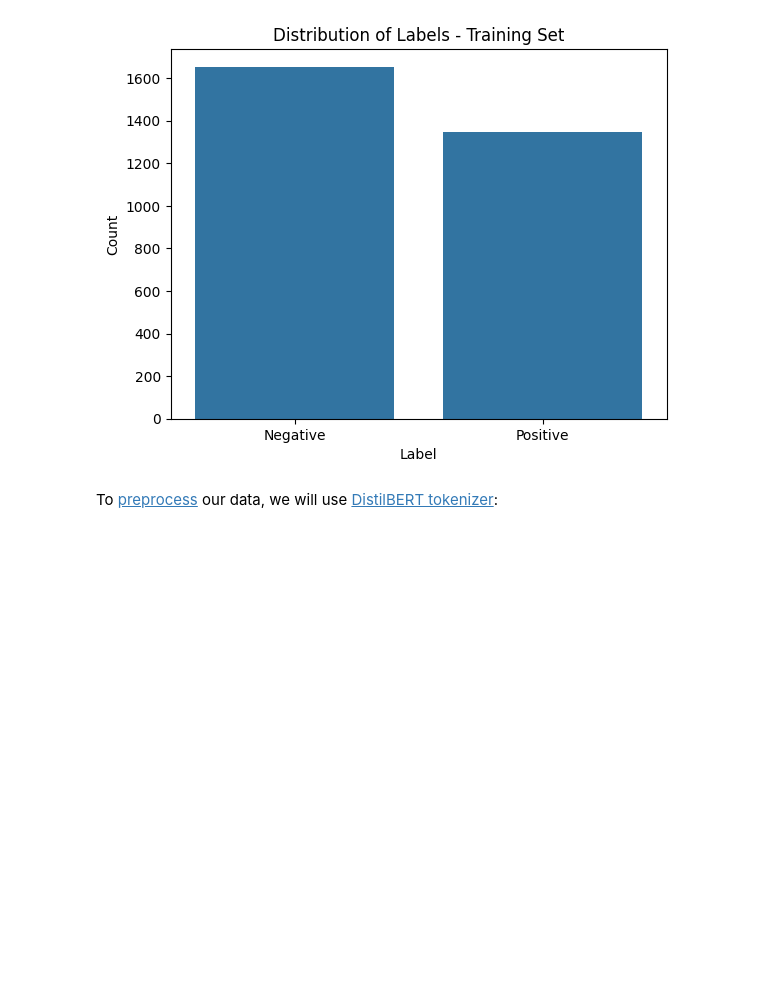
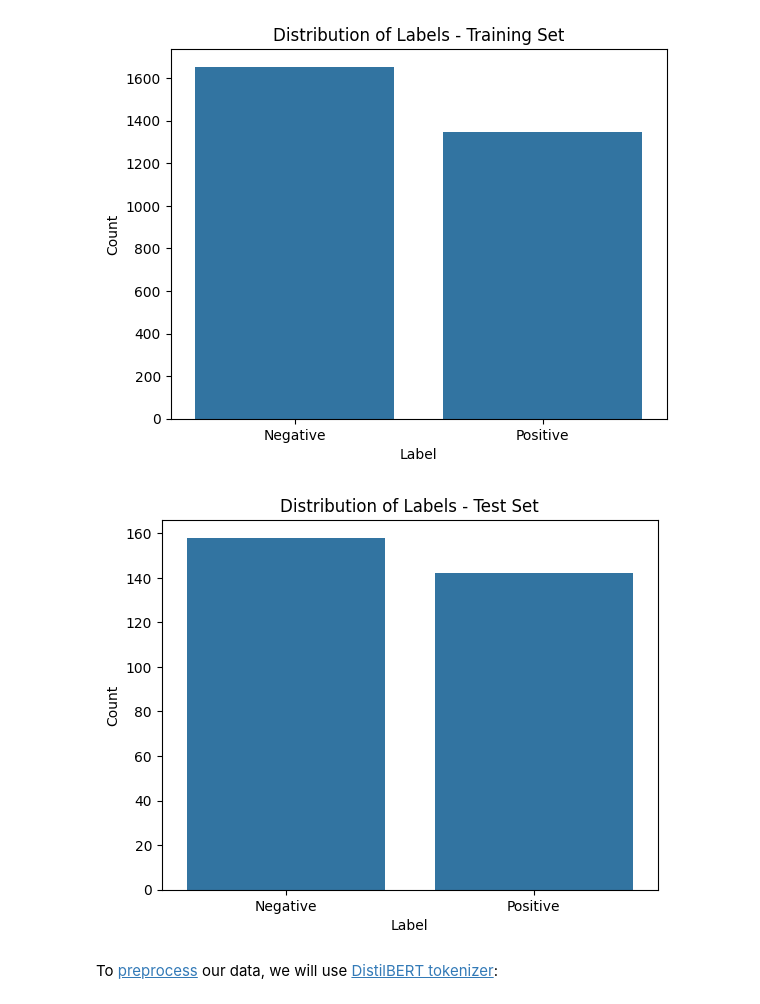
Before and after one commit to jimenasalinas/RedditGoesGreen, a Jupyter notebook: models/calculate_sentiment_hf.ipynb, the cells around one changed output. Saved outputs shown, nothing was run; the diff lists cells and outputs as text; code cells hidden in the pictures; blank space fills up the shorter version.

```diff
--- a/models/calculate_sentiment_hf.ipynb
+++ b/models/calculate_sentiment_hf.ipynb
@@ -22,8 +24,8 @@ USE_CUDA = torch.cuda.is_available()
 
 if USE_CUDA:
     DEVICE = torch.device('cuda')
-    train_obs = 10000
-    test_obs = 1000
+    train_obs = 3000 #10000
+    test_obs = 300 #1000
     print("Using cuda.")
 else:
     DEVICE = torch.device('cpu')
@@ -103,6 +105,19 @@ plt.title('Distribution of Labels - Training Set')
 plt.show()
 # %% [output]
 [figure]
+# %%
+# Count the number of observations by class
+label_counts = Counter(small_test_dataset['label'])
+
+# Convert the counts to a DataFrame for easy plotting
+label_df = pd.DataFrame(list(label_counts.items()), columns=['Label', 'Count'])
+
+# Plotting
+sns.barplot(x='Label', y='Count', data=label_df).set_xticklabels(['Negative','Positive'])
+plt.title('Distribution of Labels - Test Set')
+plt.show()
+# %% [output]
+[figure, added]
 # %% [markdown]
 To [preprocess](https://huggingface.co/docs/transformers/preprocessing#everything-you-always-wanted-to-know-about-padding-and-truncation) our data, we will use [DistilBERT tokenizer](https://huggingface.co/docs/transformers/v4.15.0/en/model_doc/distilbert#transformers.DistilBertTokenizer):
 # %%
```
Also changed, not shown: parts of 25 cells of this notebook.
